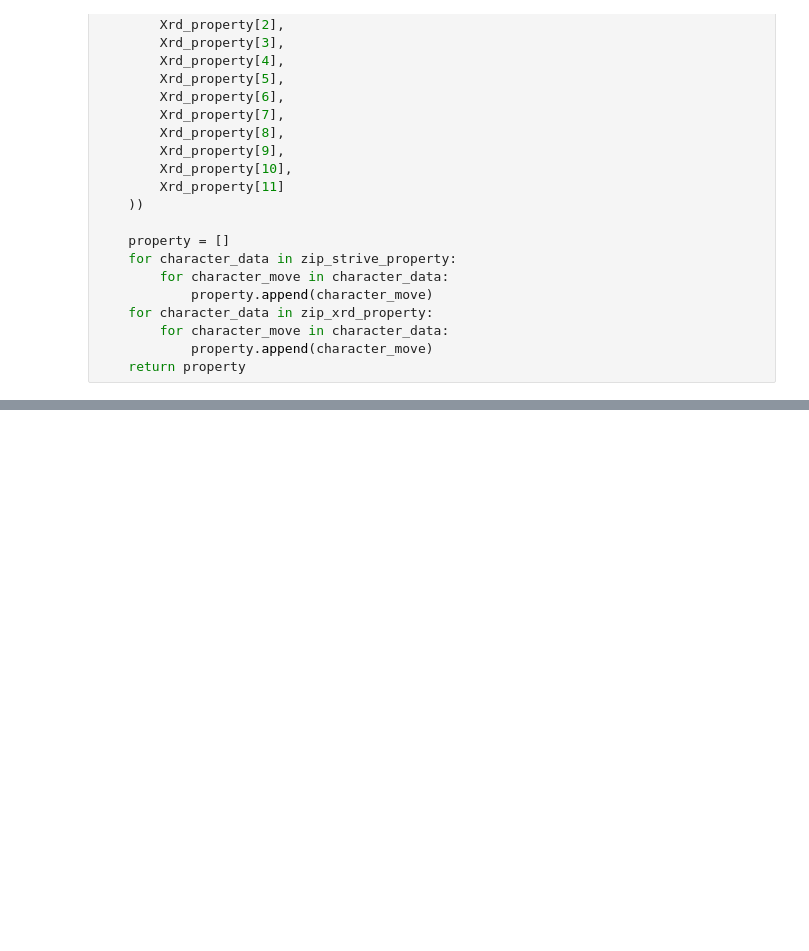
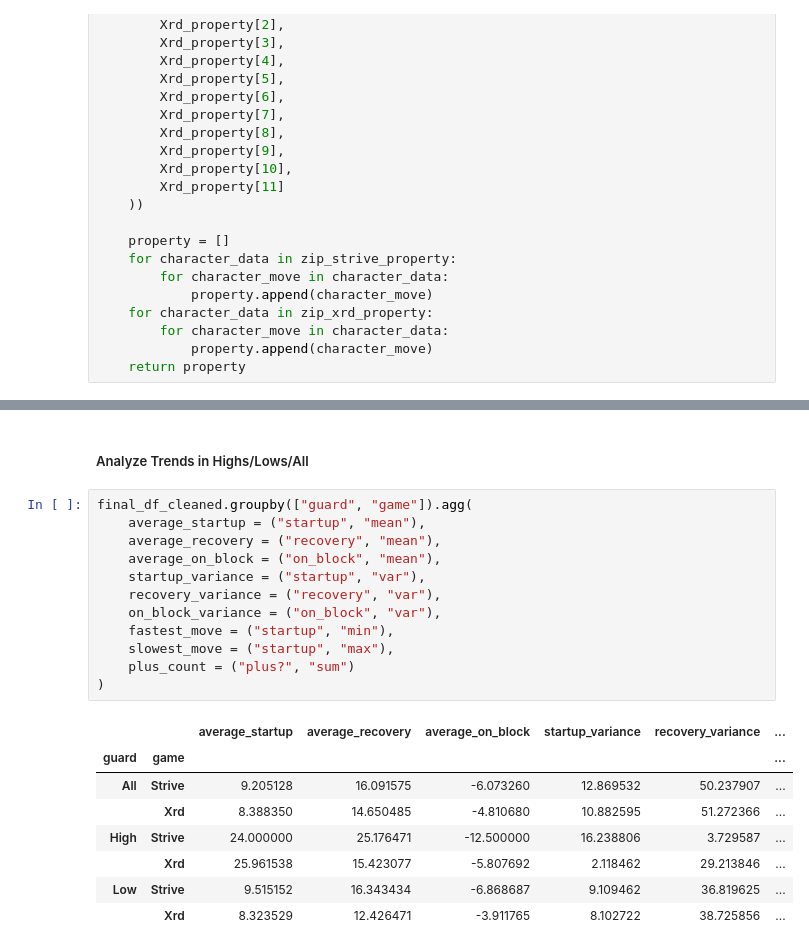
Before and after one commit to brocksteenblik/STAT-386-Data-Acquisition-Code, a Jupyter notebook: analysis.ipynb, the cells around one changed output, grey strips where cells are left out. Drawn from its saved outputs; the diff is of its cells as text; blank space fills up the shorter version.

```diff
--- a/analysis.ipynb
+++ b/analysis.ipynb
@@ -282,3 +297,26 @@ final_df_cleaned.groupby(["attack_type", "game"]).agg(
 |  | Xrd | 6.520000 | 12.640000 | -1.240000 | 1.593333 | 15.323333 | ... |
 | f.S | Strive | 10.882353 | 19.323529 | -8.558824 | 2.167558 | 10.104278 | ... |
 |  | Xrd | 9.200000 | 17.960000 | -8.000000 | 2.916667 | 15.206667 | ... |
+# %% [markdown]
+##### Analyze Trends in Highs/Lows/All
+# %%
+final_df_cleaned.groupby(["guard", "game"]).agg(
+    average_startup = ("startup", "mean"),
+    average_recovery = ("recovery", "mean"),
+    average_on_block = ("on_block", "mean"),
+    startup_variance = ("startup", "var"),
+    recovery_variance = ("recovery", "var"),
+    on_block_variance = ("on_block", "var"),
+    fastest_move = ("startup", "min"),
+    slowest_move = ("startup", "max"),
+    plus_count = ("plus?", "sum")
+)
+# %% [output]
+|  |  | average_startup | average_recovery | average_on_block | startup_variance | recovery_variance | ... |
+| guard | game |  |  |  |  |  | ... |
+| All | Strive | 9.205128 | 16.091575 | -6.073260 | 12.869532 | 50.237907 | ... |
+|  | Xrd | 8.388350 | 14.650485 | -4.810680 | 10.882595 | 51.272366 | ... |
+| High | Strive | 24.000000 | 25.176471 | -12.500000 | 16.238806 | 3.729587 | ... |
+|  | Xrd | 25.961538 | 15.423077 | -5.807692 | 2.118462 | 29.213846 | ... |
+| Low | Strive | 9.515152 | 16.343434 | -6.868687 | 9.109462 | 36.819625 | ... |
+|  | Xrd | 8.323529 | 12.426471 | -3.911765 | 8.102722 | 38.725856 | ... |
```
Also changed, not shown: parts of 22 cells of this notebook.
